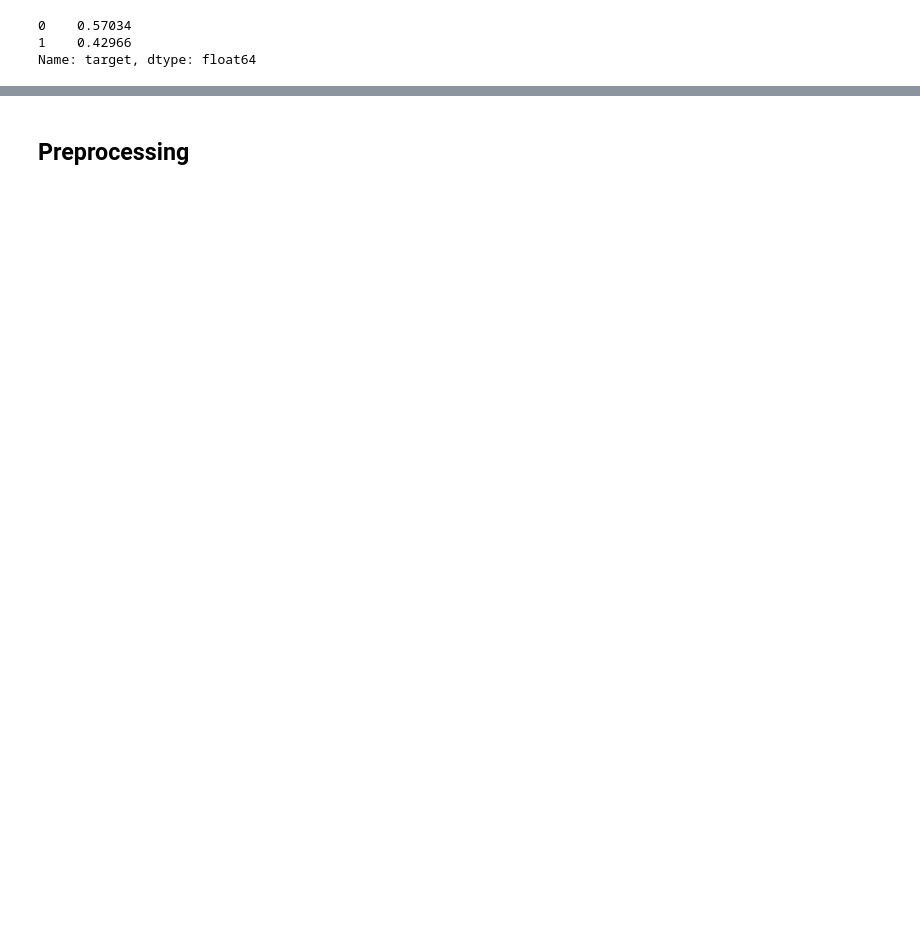
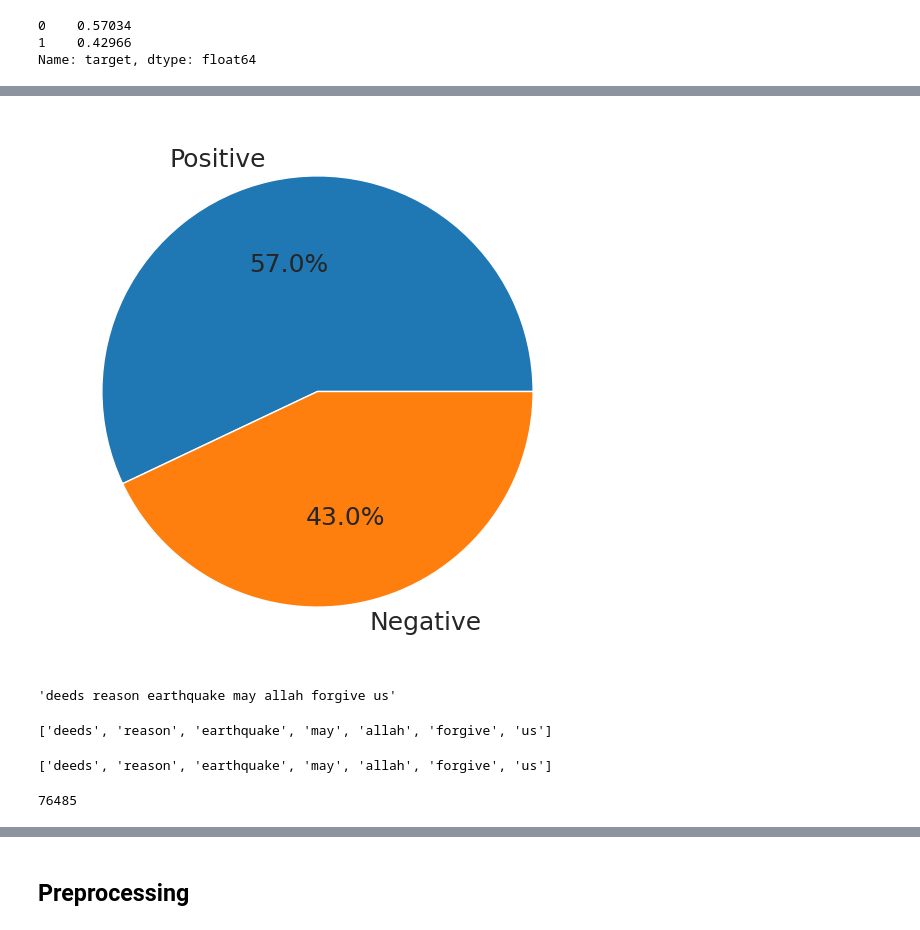
Before and after one commit to PremKumar-V/NLP_Projects, a Jupyter notebook: Disaster_Tweets_Classification.ipynb, the cells around one changed output, grey strips where cells are left out. Cells and saved outputs as stored; diff of their text form; code cells hidden in the pictures; blank space fills up the shorter version.

```diff
--- a/Disaster_Tweets_Classification.ipynb
+++ b/Disaster_Tweets_Classification.ipynb
@@ -109,0 +127,4 @@ sns.barplot(x = targetValueCounts.index, y = targetValueCounts.values);
+# %%
+plt.pie(targetValueCounts, autopct='%1.1f%%', labels=['Positive', 'Negative']);
+# %% [output]
+[figure, added]
@@ -109,0 +142,4 @@ sns.barplot(x = targetValueCounts.index, y = targetValueCounts.values);
+# %%
+trainDf['text'][0]
+# %% [output]
+'deeds reason earthquake may allah forgive us'
@@ -109,0 +150,4 @@ sns.barplot(x = targetValueCounts.index, y = targetValueCounts.values);
+# %%
+corpus(trainDf['text'][0])
+# %% [output]
+['deeds', 'reason', 'earthquake', 'may', 'allah', 'forgive', 'us']
@@ -109,0 +156,12 @@ sns.barplot(x = targetValueCounts.index, y = targetValueCounts.values);
+# %%
+trainDf['text_array'][0]
+# %% [output]
+['deeds', 'reason', 'earthquake', 'may', 'allah', 'forgive', 'us']
+# %%
+corpus_data = []
+
+for i in trange(trainDf.shape[0], ncols=150, nrows=10, colour='green', smoothing=0.8):
+    corpus_data += trainDf['text_array'][i]
+len(corpus_data)
+# %% [output]
+76485
```
Also changed, not shown: parts of 16 cells of this notebook.
